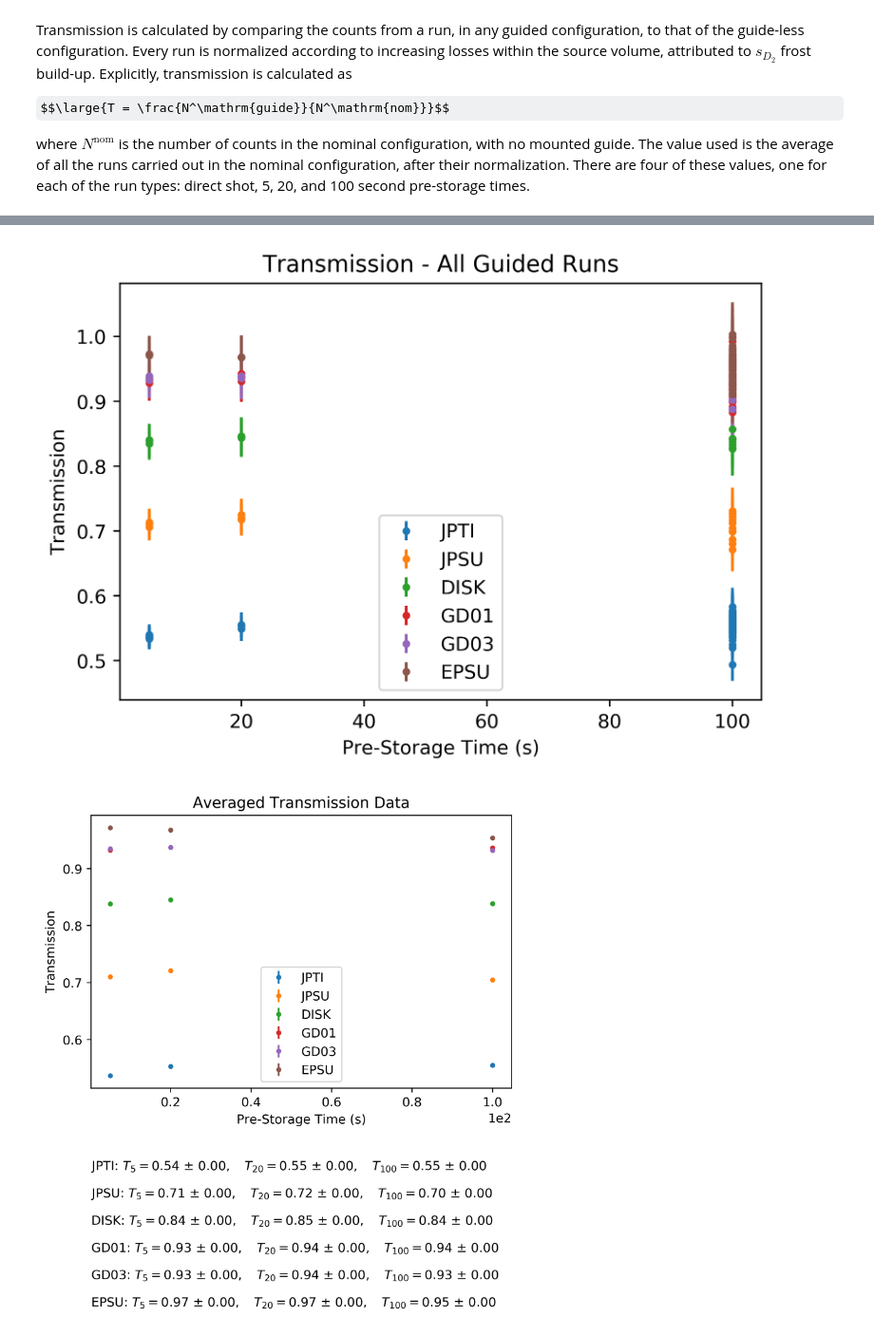
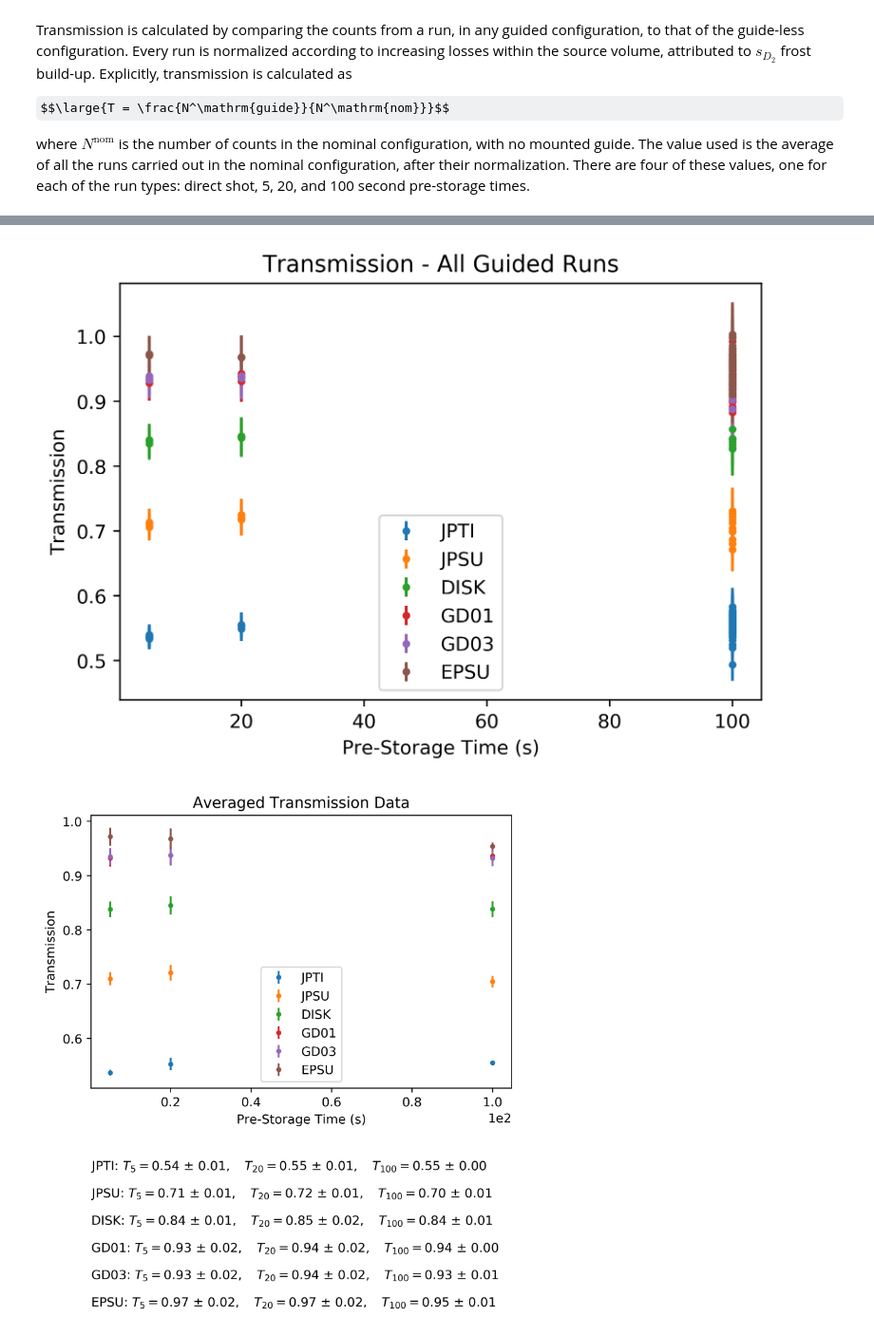
Before and after one commit to jonahberean/psi_transmission, a Jupyter notebook: notebooks/transmission.ipynb, the cells around one changed output, grey strips where cells are left out. Shown at 95% size. Cells and saved outputs as stored; diff of their text form; code cells hidden in the pictures; some formulas as TeX source.

Commit message:
error analysis on transmission

```diff
--- a/notebooks/transmission.ipynb
+++ b/notebooks/transmission.ipynb
@@ -67,5 +67,8 @@ for run_type in run_type_list:
     # save the counts and associated standard error to the dictionary
     N_nom_dict[run_type, 'N'] = np.average(arr[:,2])
     N_nom_dict[run_type, 'N_err'] =  np.std(arr[:,2])
+
+    N_nom_err = (1 / np.shape(arr)[0]) * np.sqrt(np.sum(arr[:,3]**2))
+    print(N_nom_err)
 # %% [output]
 Average normalized counts for shot runs, in nominal config: 5835299.995361321 +/- 353541.3205821949
@@ -109,10 +114,16 @@ text_y_coord = -0.2
 # runs in a single configuration and storage time.
 fig_ave, ax_ave = plt.subplots()
 
+# generating a third plot where we average the transmission results
+# for all runs in a single configuration and storage time
+fig_all_ave, ax_all_ave = plt.subplots()
+
 for config in config_list:
 
     # update the plotting color
     color = next(ax._get_lines.prop_cycler)['color']
+
+    arr_all_ave = np.empty((0,2), float)
 
     for run_type in run_type_list:
 
@@ -146,18 +157,28 @@ for config in config_list:
             # add the results to arr_ave array
             arr_ave = np.append(arr_ave, [[T, T_err]], axis = 0)
 
+            # add the results to arr_all_ave array
+            arr_all_ave = np.append(arr_all_ave, [[T, T_err]], axis = 0)
+
+        # calculate the average
+        T_ave = np.average(arr_ave[:,0])
+
+        # propagate the error through to the average
+        T_ave_err = (1 / np.shape(arr_ave)[0]) * np.sqrt(np.sum(arr_ave[:,1]**2))
+
+        # add the results to dictionary
+        t_dict[config, run_type, 'T']     =  T_ave
+        t_dict[config, run_type, 'T_err'] =  T_ave_err
+
         if (run_type == 's005'):
 
-            ax_ave.errorbar(float(run_type[1:4]), np.average(arr_ave[:,0]), np.std(arr_ave[:,1]),
+            ax_ave.errorbar(float(run_type[1:4]), T_ave, T_ave_err,
                             fmt = '.', label = config, color = color)
 
         else:
 
-            ax_ave.errorbar(float(run_type[1:4]), np.average(arr_ave[:,0]), np.std(arr_ave[:,1]),
+            ax_ave.errorbar(float(run_type[1:4]), T_ave, T_ave_err,
                 fmt = '.', color = color)
-
-        t_dict[config, run_type, 'T']     =  np.average(arr_ave[:,0])
-        t_dict[config, run_type, 'T_err'] =  np.std(arr_ave[:,1])
 
     # !!! loop this over storage time.
     # printing the fit results below the figure
@@ -175,6 +196,29 @@ for config in config_list:
                 ),
                 transform = ax_ave.transAxes);
 
+    # here we are outside the run_type loop and can copmpute an average transmission over all storage times
+    T_ave = np.average(arr_all_ave[:,0])
+    T_ave_err = (1 / np.shape(arr_all_ave)[0]) * np.sqrt(np.sum(arr_all_ave[:,1]**2))
+    print(config + ': {}'.format(np.std(arr_all_ave[:,0])))
+    # add the results to dictionary
+    t_dict[config, 'all', 'T']     =  T_ave
+    t_dict[config, 'all', 'T_err'] =  T_ave_err
+
+    # plot
+    ax_all_ave.errorbar([config], T_ave, T_ave_err,
+                        fmt = '.', label = config, color = color)
+
+    # !!! loop this over storage time.
+    # printing the fit results below the figure
+#     text_y_coord = text_y_coord - 0.1
+    ax_all_ave.text(0, text_y_coord,
+                    config
+                    + r': $T = $%.2f $\pm $ %.2f' %
+                (
+                T_ave, T_ave_err
+                ),
+                transform = ax_all_ave.transAxes);
+
 
 # presentation stuff
 ax.set_title('Transmission - All Guided Runs')
@@ -189,4 +233,9 @@ ax_ave.set_ylabel('Transmission');
 ax_ave.set_xlabel('Pre-Storage Time (s)')
 ax_ave.set_title('Averaged Transmission Data')
 ax_ave.legend();
+
+ax_all_ave.set_ylabel('Transmission');
+ax_all_ave.set_xlabel('Guide')
+ax_all_ave.set_title('Averaged Transmission Data - over all pre-storage times')
+ax_all_ave.legend();
 # %% [output]
@@ -193,2 +248,2 @@ ax_ave.legend();
 [figure]
-[figure, old version]
+[figure, new version]
```
Also changed, not shown: parts of 3 cells of this notebook.
